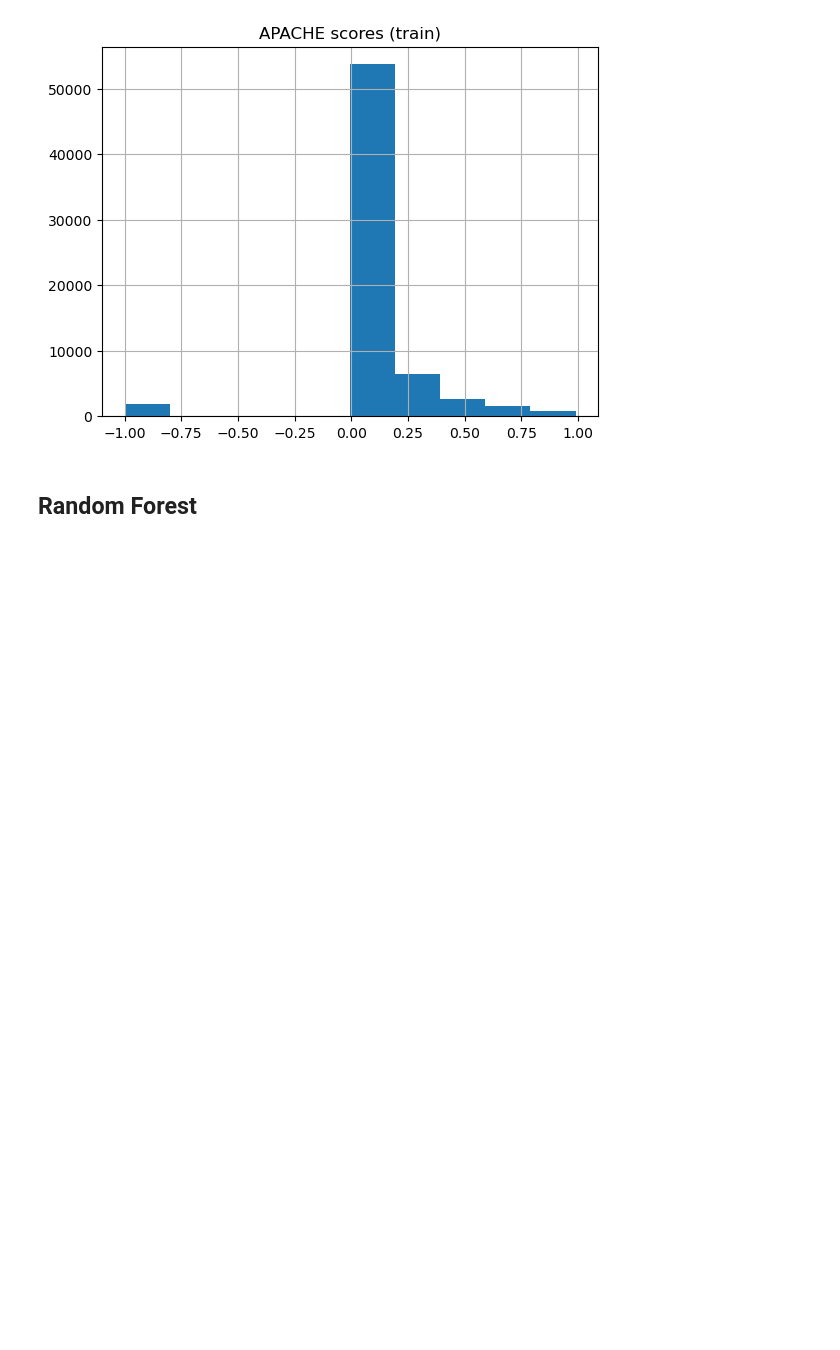
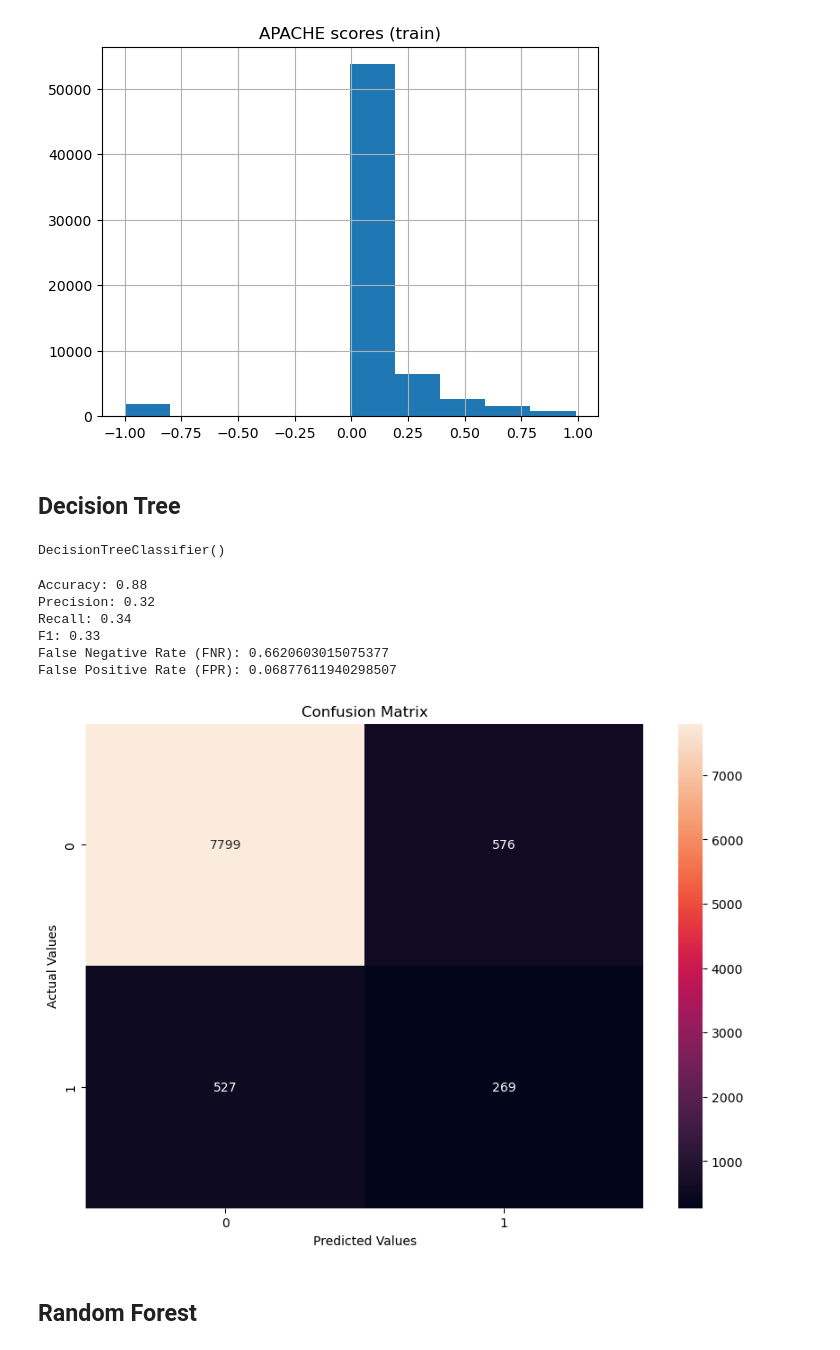
Before and after one commit to david-cons/2ix30, a Jupyter notebook: dataset_introduction.ipynb, the cells around one changed output. Drawn from its saved outputs; the diff is of its cells as text; code cells hidden in the pictures; blank space fills up the shorter version.

Commit message:
Added a Decision Tree Classifier

```diff
--- a/dataset_introduction.ipynb
+++ b/dataset_introduction.ipynb
@@ -307,6 +307,32 @@ plt.title("APACHE scores (train)")
 plt.show()
 # %% [output]
 [figure]
+# %% [markdown]
+## Decision Tree
+# %%
+from sklearn.tree import DecisionTreeClassifier
+
+dt = DecisionTreeClassifier()
+
+dt.fit(X_train, y_train)
+# %% [output]
+DecisionTreeClassifier()
+# %%
+predictions_dt = dt.predict(X_val)
+cm_dt = confusion_matrix(y_val, predictions_dt)
+# %%
+accuracy_dt, precision_dt, recall_dt, f1_dt, fnr_dt, fpr_dt = getMetrics(cm_dt)
+# %% [output]
+Accuracy: 0.88
+Precision: 0.32
+Recall: 0.34
+F1: 0.33
+False Negative Rate (FNR): 0.6620603015075377
+False Positive Rate (FPR): 0.06877611940298507
+# %%
+showConfusionMatrix(cm_dt)
+# %% [output]
+[figure, added]
 # %% [markdown]
 ## Random Forest
 # %%
```
